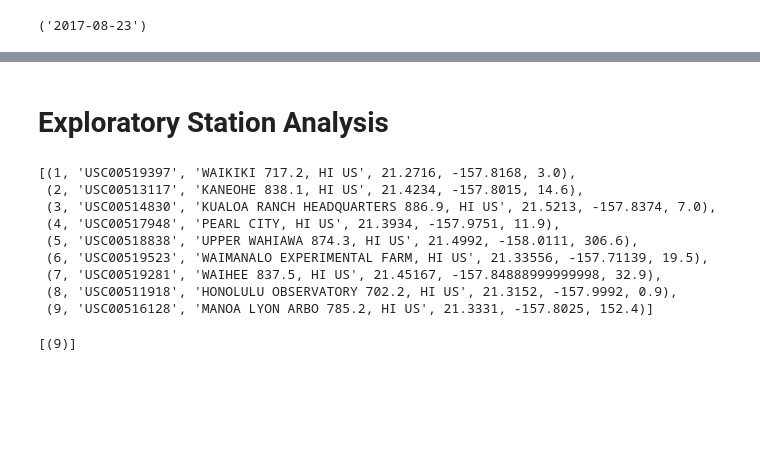
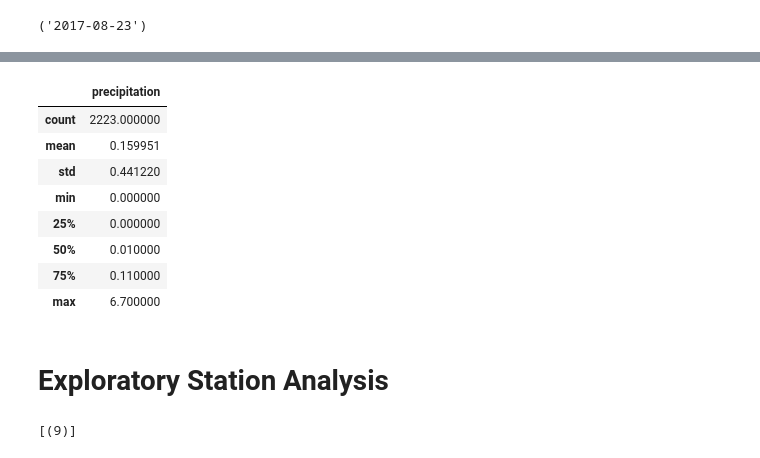
Before and after one commit to llhabers/sqlalchemy-challenge, a Jupyter notebook: SQLA.ipynb, the cells around one changed output, grey strips where cells are left out. Saved outputs shown, nothing was run; the diff lists cells and outputs as text; code cells hidden in the pictures; blank space fills up the shorter version.

```diff
--- a/SQLA.ipynb
+++ b/SQLA.ipynb
@@ -126,19 +152,18 @@ recent_12_months_of_percipitation = session.query(Measurement.date).
 # %%
  # Use Pandas to calcualte the summary statistics for the precipitation data
+df.describe(include='all')
+# %% [output]
+|  | precipitation |
+| count | 2223.000000 |
+| mean | 0.159951 |
+| std | 0.441220 |
+| min | 0.000000 |
+| 25% | 0.000000 |
+| 50% | 0.010000 |
+| 75% | 0.110000 |
+| max | 6.700000 |
 # %% [markdown]
 #  Exploratory Station Analysis
-# %%
-engine.execute('SELECT * FROM station LIMIT 20').fetchall()
-# %% [output]
-[(1, 'USC00519397', 'WAIKIKI 717.2, HI US', 21.2716, -157.8168, 3.0),
- (2, 'USC00513117', 'KANEOHE 838.1, HI US', 21.4234, -157.8015, 14.6),
- (3, 'USC00514830', 'KUALOA RANCH HEADQUARTERS 886.9, HI US', 21.5213, -157.8374, 7.0),
- (4, 'USC00517948', 'PEARL CITY, HI US', 21.3934, -157.9751, 11.9),
- (5, 'USC00518838', 'UPPER WAHIAWA 874.3, HI US', 21.4992, -158.0111, 306.6),
- (6, 'USC00519523', 'WAIMANALO EXPERIMENTAL FARM, HI US', 21.33556, -157.71139, 19.5),
- (7, 'USC00519281', 'WAIHEE 837.5, HI US', 21.45167, -157.84888999999998, 32.9),
- (8, 'USC00511918', 'HONOLULU OBSERVATORY 702.2, HI US', 21.3152, -157.9992, 0.9),
- (9, 'USC00516128', 'MANOA LYON ARBO 785.2, HI US', 21.3331, -157.8025, 152.4)]
 # %%
 # Design a query to calculate the total number stations in the dataset
 session.query(func.count(Station.station)).all()
```
Also changed, not shown: parts of 8 cells of this notebook, 1 other file.
